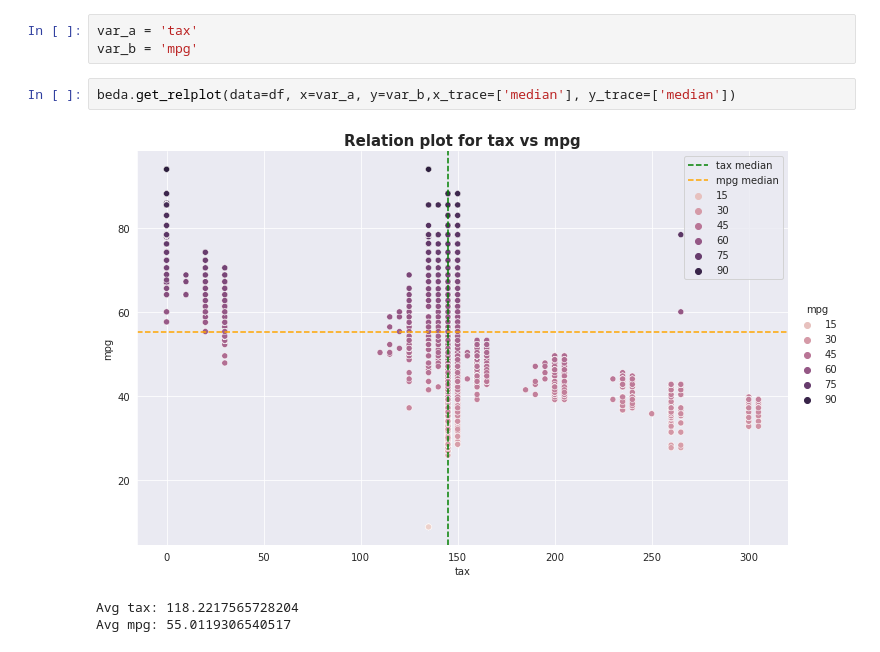
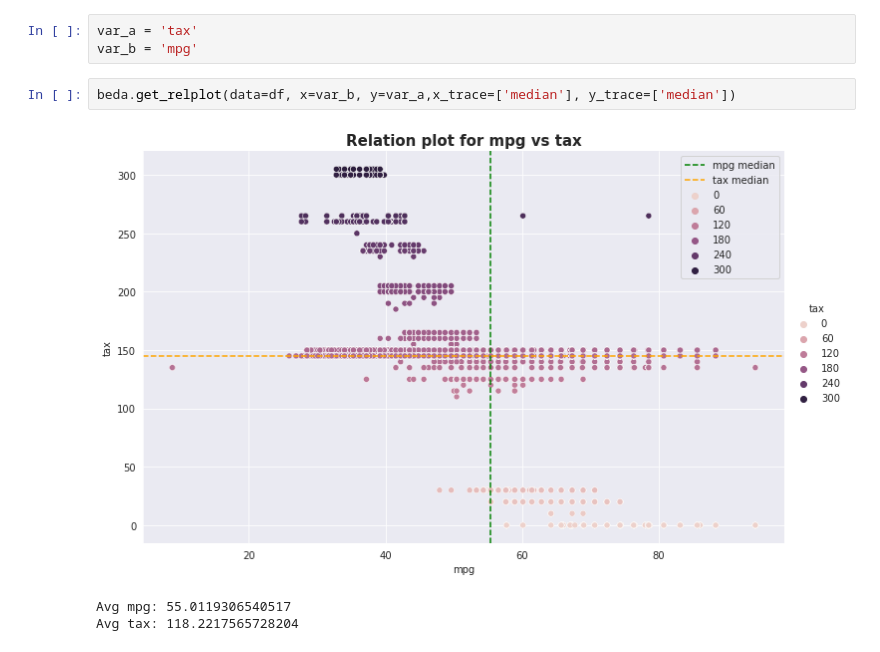
Before and after one commit to bortch/secondhandcar, a Jupyter notebook: Analyse_train_set_processed.ipynb, the cells around one changed output. Cells and saved outputs as stored; diff of their text form.

```diff
--- a/Analyse_train_set_processed.ipynb
+++ b/Analyse_train_set_processed.ipynb
@@ -1151,8 +1125,8 @@ Avg year: 2017.1871910595314
 var_a = 'tax'
 var_b = 'mpg'
 # %%
-beda.get_relplot(data=df, x=var_a, y=var_b,x_trace=['median'], y_trace=['median'])
+beda.get_relplot(data=df, x=var_b, y=var_a,x_trace=['median'], y_trace=['median'])
 # %% [output]
-[figure, old version]
+[figure, new version]
+Avg mpg: 55.0119306540517
 Avg tax: 118.2217565728204
-Avg mpg: 55.0119306540517
```
Also changed, not shown: parts of 13 cells of this notebook, 1 other file.
